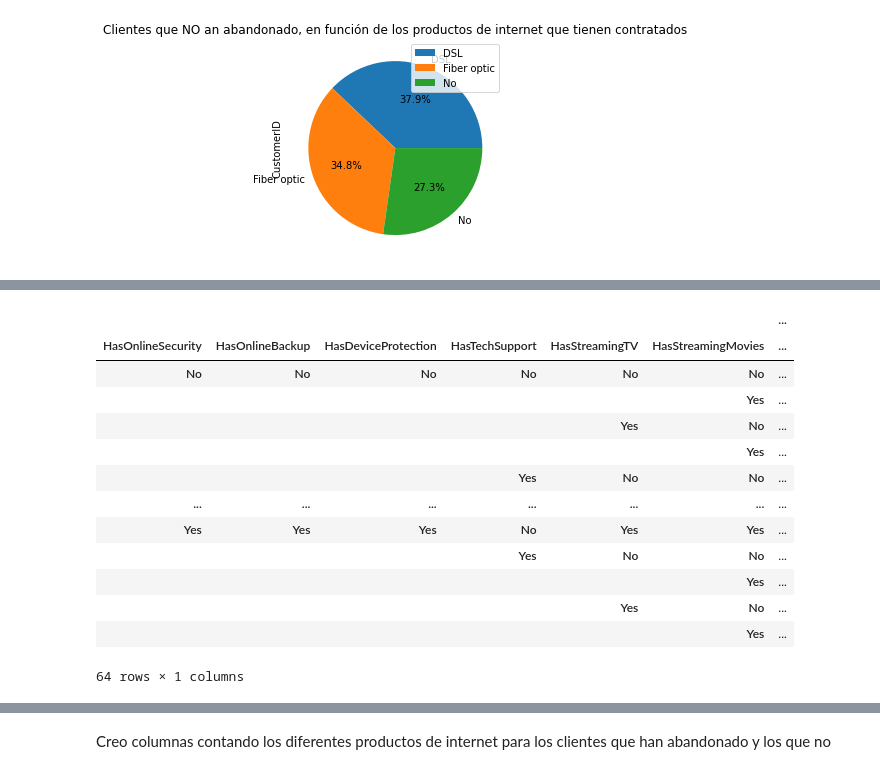
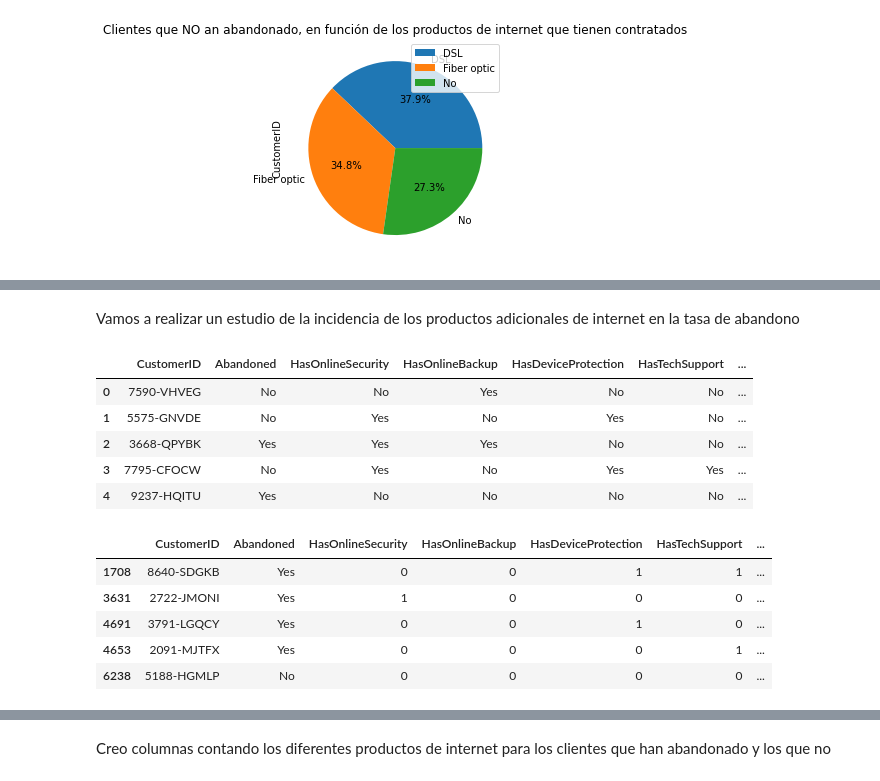
Before and after one commit to jmanuelnavarro/IEBS-DataScience-and-ML, a Jupyter notebook: Clase2_Intro Lenguajes Programación/telco-customer-churn/notebooks/telco customers churn.ipynb, the cells around one changed output, grey strips where cells are left out. Drawn from its saved outputs; the diff is of its cells as text; code cells hidden in the pictures.

```diff
--- a/Clase2_Intro Lenguajes Programación/telco-customer-churn/notebooks/telco customers churn.ipynb
+++ b/Clase2_Intro Lenguajes Programación/telco-customer-churn/notebooks/telco customers churn.ipynb
@@ -454,18 +448,31 @@ df_telco_cust_churn_processed[df_telco_cust_churn_processed["Abandoned"]=="Yes"]
-# %%
-df_telco_cust_churn_processed[df_telco_cust_churn_processed["Abandoned"]=="Yes"]\
-    .groupby(["HasOnlineSecurity","HasOnlineBackup","HasDeviceProtection","HasTechSupport","HasStreamingTV","HasStreamingMovies"]).count()[["CustomerID"]]
-# %% [output]
-|  |  |  |  |  |  | ... |
-| HasOnlineSecurity | HasOnlineBackup | HasDeviceProtection | HasTechSupport | HasStreamingTV | HasStreamingMovies | ... |
-| No | No | No | No | No | No | ... |
-|  |  |  |  |  | Yes | ... |
-|  |  |  |  | Yes | No | ... |
-|  |  |  |  |  | Yes | ... |
-|  |  |  | Yes | No | No | ... |
-| ... | ... | ... | ... | ... | ... | ... |
-| Yes | Yes | Yes | No | Yes | Yes | ... |
-|  |  |  | Yes | No | No | ... |
-|  |  |  |  |  | Yes | ... |
-|  |  |  |  | Yes | No | ... |
-|  |  |  |  |  | Yes | ... |
-64 rows × 1 columns
+# %% [markdown]
+Vamos a realizar un estudio de la incidencia de los productos adicionales de internet en la tasa de abandono
+# %%
+# Nos quedamos con las columnas que queremos analizar
+df_telco_churn_online_products = df_telco_cust_churn_processed[["CustomerID", "Abandoned", "HasOnlineSecurity","HasOnlineBackup","HasDeviceProtection","HasTechSupport","HasStreamingTV","HasStreamingMovies"]]\
+    [df_telco_cust_churn_processed["InternetServiceType"]!="No"]
+df_telco_churn_online_products.head()
+# %% [output]
+|  | CustomerID | Abandoned | HasOnlineSecurity | HasOnlineBackup | HasDeviceProtection | HasTechSupport | ... |
+| 0 | 7590-VHVEG | No | No | Yes | No | No | ... |
+| 1 | 5575-GNVDE | No | Yes | No | Yes | No | ... |
+| 2 | 3668-QPYBK | Yes | Yes | Yes | No | No | ... |
+| 3 | 7795-CFOCW | No | Yes | No | Yes | Yes | ... |
+| 4 | 9237-HQITU | Yes | No | No | No | No | ... |
+# %%
+# Transformamos las columnas de los productos online adicionales en columnas que podamos sumar
+for i in internet_rel_cols:
+    df_telco_churn_online_products[i] = df_telco_churn_online_products[i].replace("No", 0)
+    df_telco_churn_online_products[i] = df_telco_churn_online_products[i].replace("Yes", 1)
+
+df_telco_churn_online_products[["HasOnlineSecurity","HasOnlineBackup","HasDeviceProtection","HasTechSupport","HasStreamingTV","HasStreamingMovies"]] =\
+    df_telco_churn_online_products[["HasOnlineSecurity","HasOnlineBackup","HasDeviceProtection","HasTechSupport","HasStreamingTV","HasStreamingMovies"]].astype(int)
+
+df_telco_churn_online_products.sample(5)
+# %% [output]
+|  | CustomerID | Abandoned | HasOnlineSecurity | HasOnlineBackup | HasDeviceProtection | HasTechSupport | ... |
+| 1708 | 8640-SDGKB | Yes | 0 | 0 | 1 | 1 | ... |
+| 3631 | 2722-JMONI | Yes | 1 | 0 | 0 | 0 | ... |
+| 4691 | 3791-LGQCY | Yes | 0 | 0 | 1 | 0 | ... |
+| 4653 | 2091-MJTFX | Yes | 0 | 0 | 0 | 1 | ... |
+| 6238 | 5188-HGMLP | No | 0 | 0 | 0 | 0 | ... |
```
Also changed, not shown: parts of 14 cells of this notebook.
